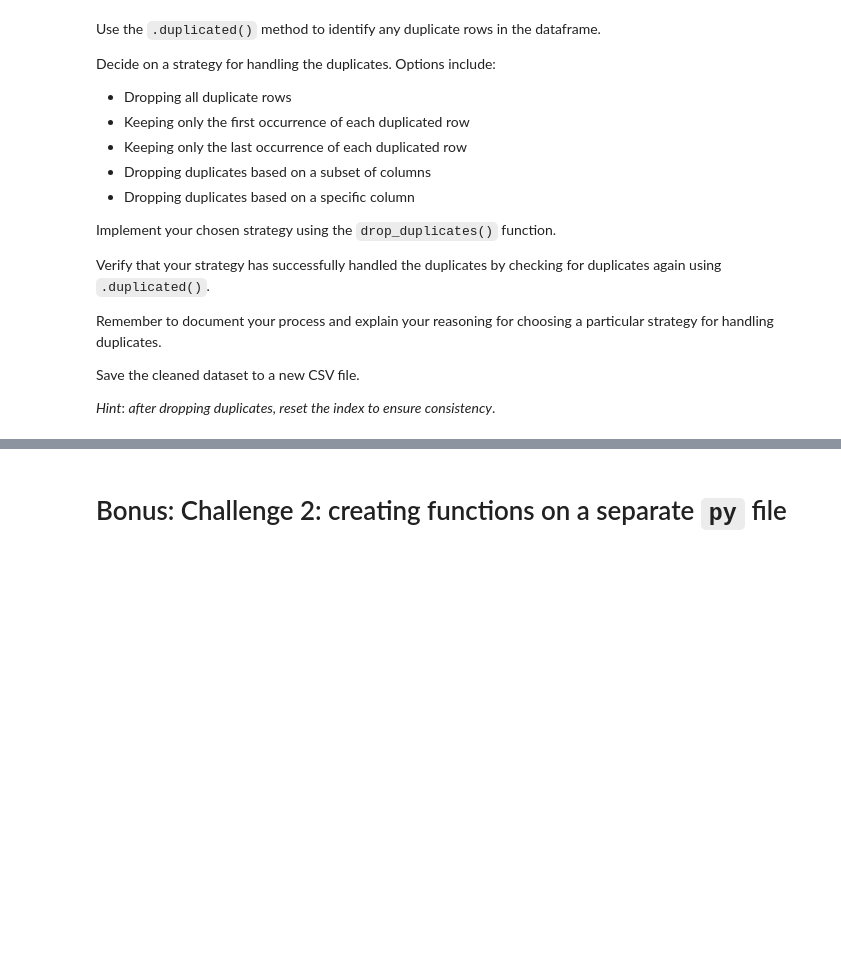
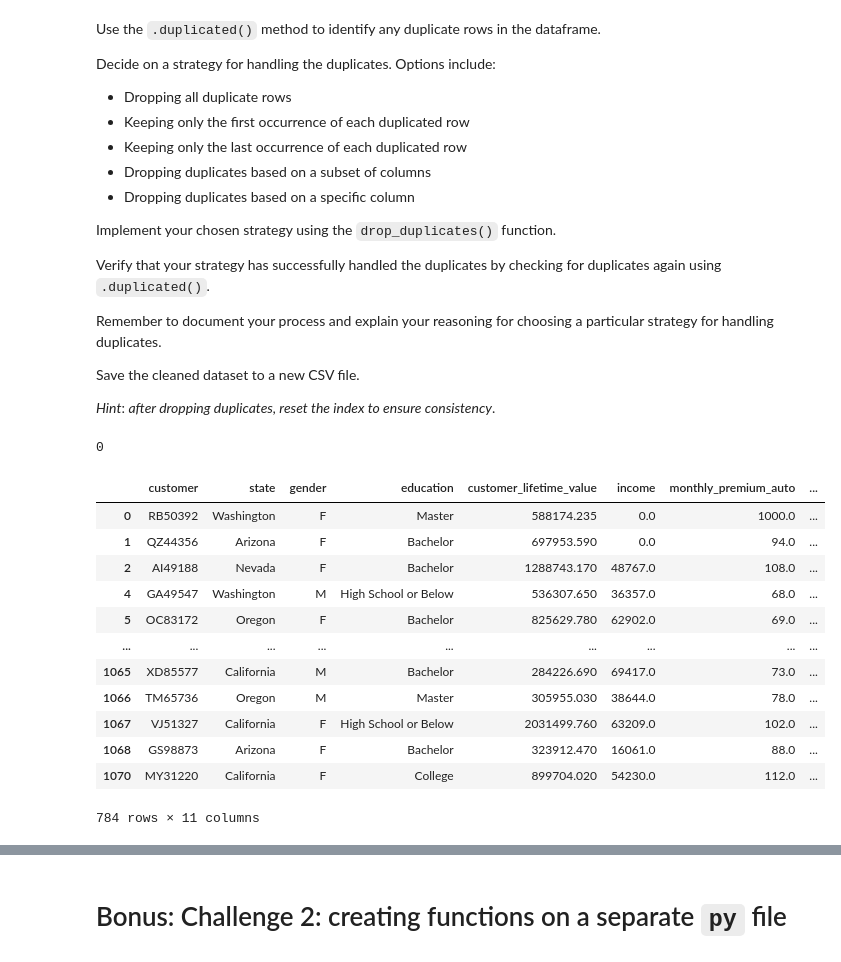
Before and after one commit to johann1043/lab-dw-data-cleaning-and-formatting, a Jupyter notebook: lab-dw-data-cleaning-and-formatting.ipynb, the cells around one changed output, grey strips where cells are left out. Cells and saved outputs as stored; diff of their text form; code cells hidden in the pictures; blank space fills up the shorter version.

```diff
--- a/lab-dw-data-cleaning-and-formatting.ipynb
+++ b/lab-dw-data-cleaning-and-formatting.ipynb
@@ -176,3 +247,28 @@ Save the cleaned dataset to a new CSV file.
 *Hint*: *after dropping duplicates, reset the index to ensure consistency*.
 # %%
 # Your code here
+df.duplicated().sum()
+# %% [output]
+0
+# %%
+df.drop_duplicates(inplace=True)
+# %%
+df.drop_duplicates(keep='last', inplace=True)
+# %%
+df.drop_duplicates(keep='first', inplace=True)
+# %%
+df.drop_duplicates(subset=['education', 'income'])
+# %% [output]
+|  | customer | state | gender | education | customer_lifetime_value | income | monthly_premium_auto | ... |
+| 0 | RB50392 | Washington | F | Master | 588174.235 | 0.0 | 1000.0 | ... |
+| 1 | QZ44356 | Arizona | F | Bachelor | 697953.590 | 0.0 | 94.0 | ... |
+| 2 | AI49188 | Nevada | F | Bachelor | 1288743.170 | 48767.0 | 108.0 | ... |
+| 4 | GA49547 | Washington | M | High School or Below | 536307.650 | 36357.0 | 68.0 | ... |
+| 5 | OC83172 | Oregon | F | Bachelor | 825629.780 | 62902.0 | 69.0 | ... |
+| ... | ... | ... | ... | ... | ... | ... | ... | ... |
+| 1065 | XD85577 | California | M | Bachelor | 284226.690 | 69417.0 | 73.0 | ... |
+| 1066 | TM65736 | Oregon | M | Master | 305955.030 | 38644.0 | 78.0 | ... |
+| 1067 | VJ51327 | California | F | High School or Below | 2031499.760 | 63209.0 | 102.0 | ... |
+| 1068 | GS98873 | Arizona | F | Bachelor | 323912.470 | 16061.0 | 88.0 | ... |
+| 1070 | MY31220 | California | F | College | 899704.020 | 54230.0 | 112.0 | ... |
+784 rows × 11 columns
```
Also changed, not shown: parts of 9 cells of this notebook.
